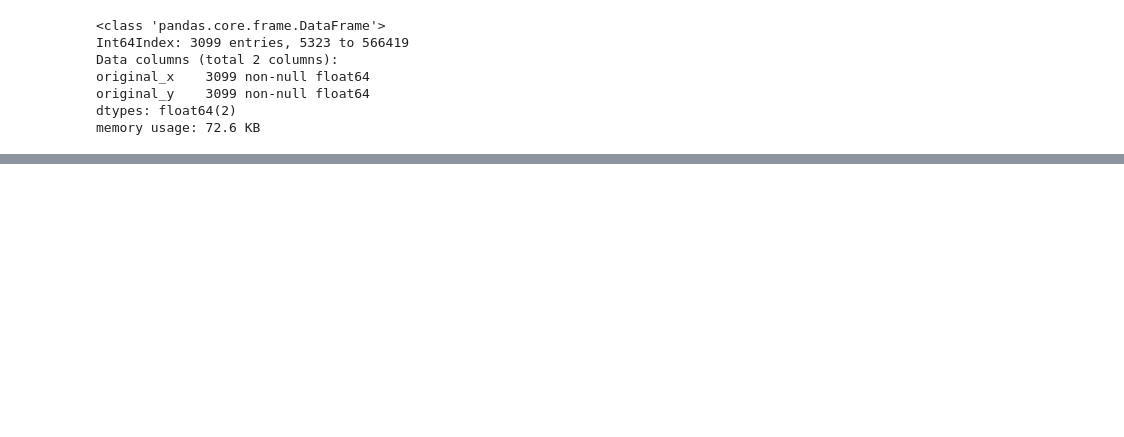
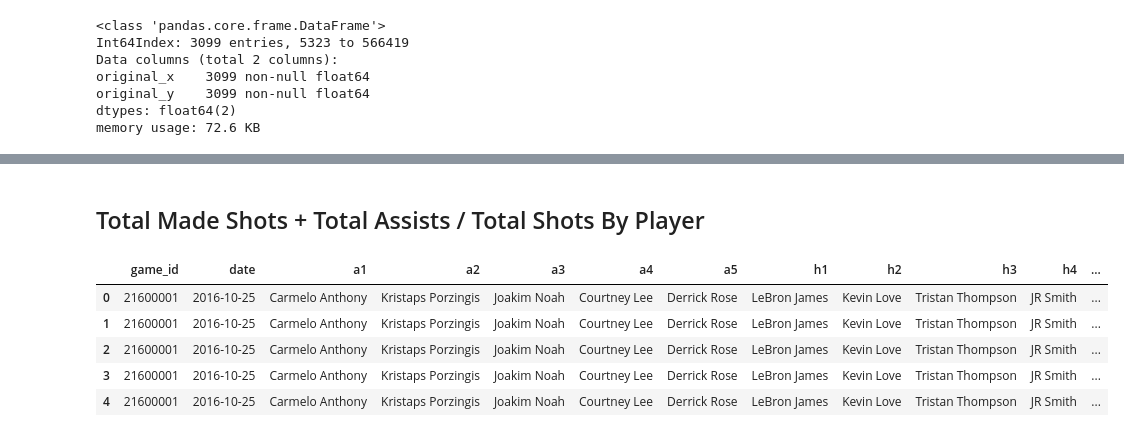
Before and after one commit to MPhillips55/Capstone_Project_1_2016-2017_NBA_Data, a Jupyter notebook: EDA/Capstone Project EDA - 2016-2017 NBA Data.ipynb, the cells around one changed output, grey strips where cells are left out. Drawn from its saved outputs; the diff is of its cells as text; code cells hidden in the pictures; blank space fills up the shorter version.

```diff
--- a/EDA/Capstone Project EDA - 2016-2017 NBA Data.ipynb
+++ b/EDA/Capstone Project EDA - 2016-2017 NBA Data.ipynb
@@ -309,0 +215,12 @@ plt.show()
+# %% [markdown]
+## Total Made Shots + Total Assists / Total Shots By Player
+# %%
+pd.set_option('display.max_columns', 60)
+pbpdf.head()
+# %% [output]
+|  | game_id | date | a1 | a2 | a3 | a4 | a5 | h1 | h2 | h3 | h4 | ... |
+| 0 | 21600001 | 2016-10-25 | Carmelo Anthony | Kristaps Porzingis | Joakim Noah | Courtney Lee | Derrick Rose | LeBron James | Kevin Love | Tristan Thompson | JR Smith | ... |
+| 1 | 21600001 | 2016-10-25 | Carmelo Anthony | Kristaps Porzingis | Joakim Noah | Courtney Lee | Derrick Rose | LeBron James | Kevin Love | Tristan Thompson | JR Smith | ... |
+| 2 | 21600001 | 2016-10-25 | Carmelo Anthony | Kristaps Porzingis | Joakim Noah | Courtney Lee | Derrick Rose | LeBron James | Kevin Love | Tristan Thompson | JR Smith | ... |
+| 3 | 21600001 | 2016-10-25 | Carmelo Anthony | Kristaps Porzingis | Joakim Noah | Courtney Lee | Derrick Rose | LeBron James | Kevin Love | Tristan Thompson | JR Smith | ... |
+| 4 | 21600001 | 2016-10-25 | Carmelo Anthony | Kristaps Porzingis | Joakim Noah | Courtney Lee | Derrick Rose | LeBron James | Kevin Love | Tristan Thompson | JR Smith | ... |
```
Also changed, not shown: parts of 52 cells of this notebook.
